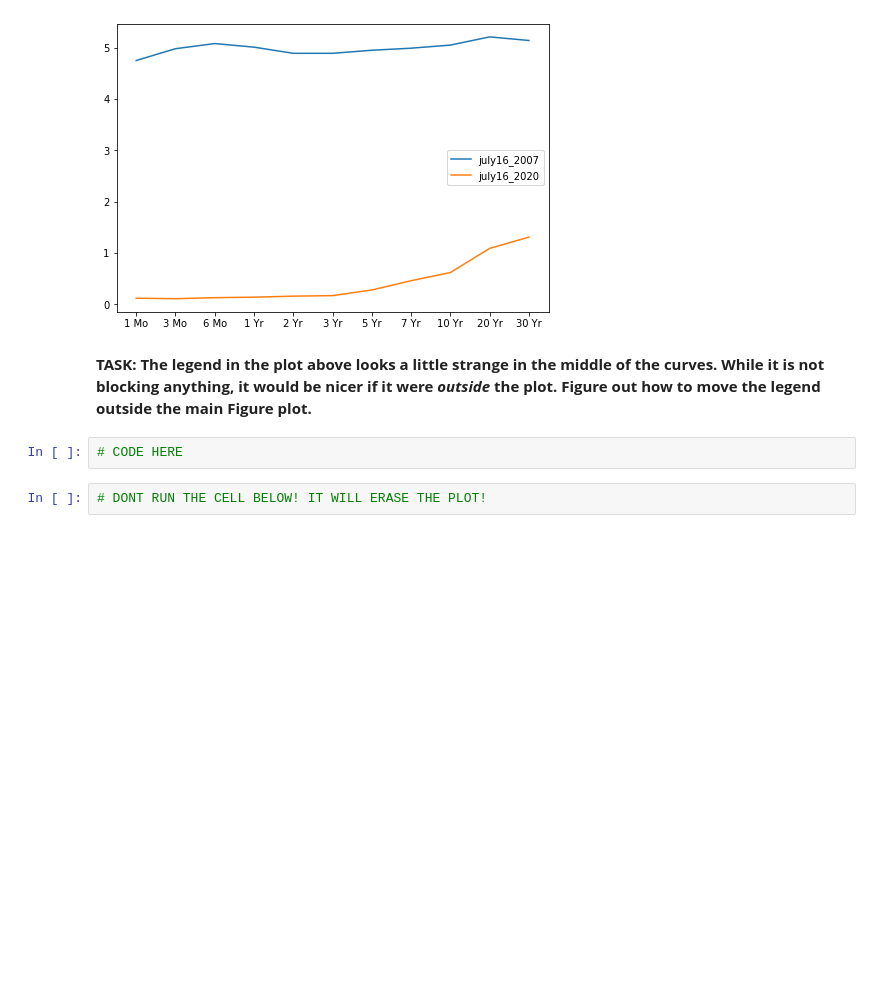
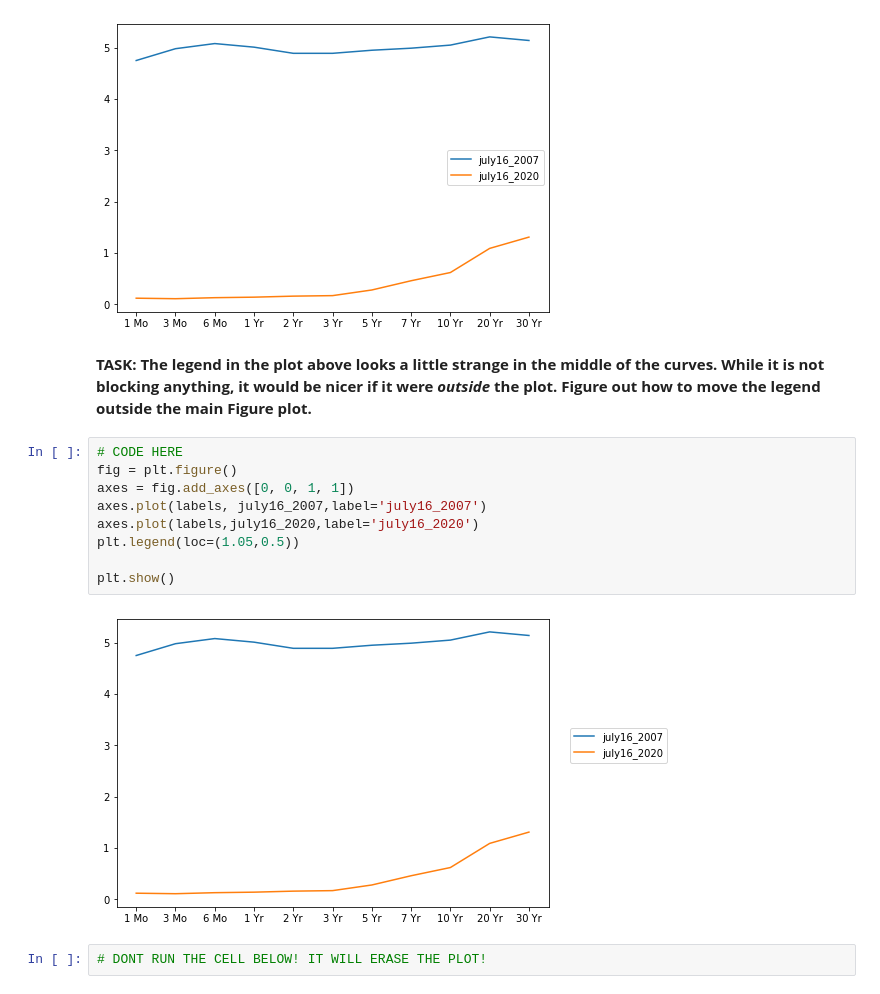
Before and after one commit to SargisHak0byan/Machine-Learning, a Jupyter notebook: Assignment_1/Assignment 1.3.ipynb, the cells around one changed output. Drawn from its saved outputs; the diff is of its cells as text; blank space fills up the shorter version.

```diff
--- a/Assignment_1/Assignment 1.3.ipynb
+++ b/Assignment_1/Assignment 1.3.ipynb
@@ -103,8 +137,17 @@ july16_2020 = [0.12,0.11,0.13,0.14,0.16,0.17,0.28,0.46,0.62,1.09,1.31]
 [figure]
 # %% [markdown]
 **TASK: The legend in the plot above looks a little strange in the middle of the curves. While it is not blocking anything, it would be nicer if it were *outside* the plot. Figure out how to move the legend outside the main Figure plot.**
-# %%
-# CODE HERE
+# %%
+# CODE HERE
+fig = plt.figure()
+axes = fig.add_axes([0, 0, 1, 1])
+axes.plot(labels, july16_2007,label='july16_2007')
+axes.plot(labels,july16_2020,label='july16_2020')
+plt.legend(loc=(1.05,0.5))
+
+plt.show()
+# %% [output]
+[figure, added]
 # %%
 # DONT RUN THE CELL BELOW! IT WILL ERASE THE PLOT!
 # %%
```
Also changed, not shown: parts of 16 cells of this notebook.
